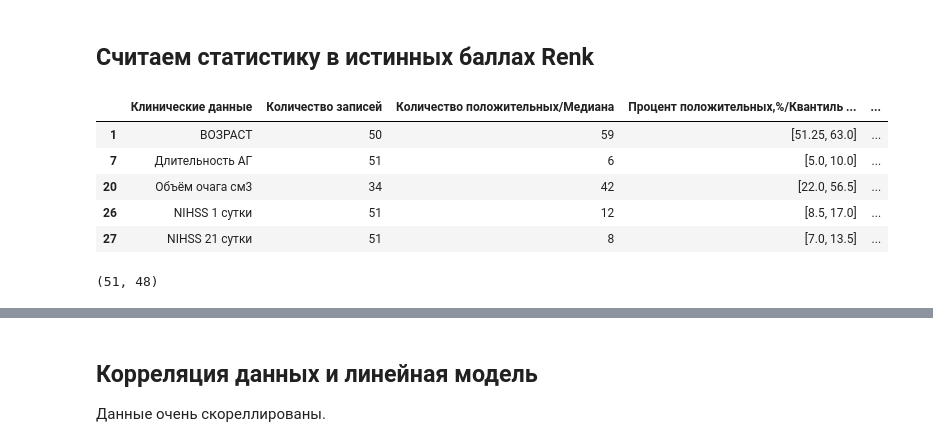
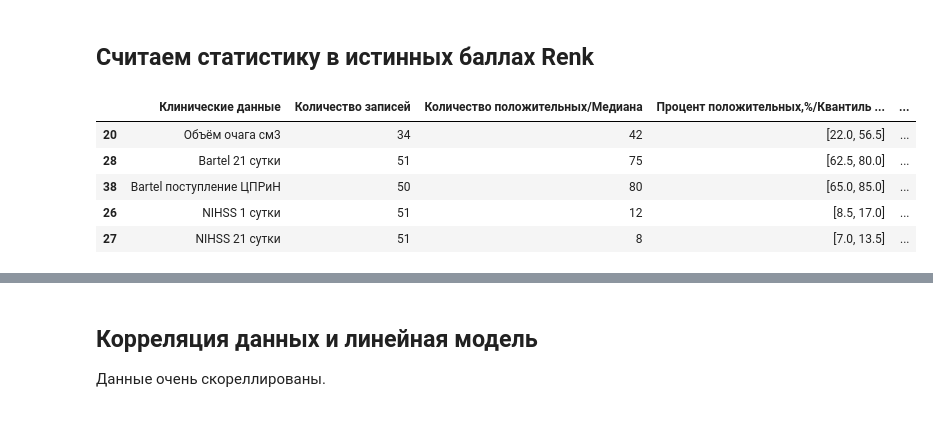
Before and after one commit to SchattenGenie/clinical-statistics, a Jupyter notebook: stroke_statistics_2019.ipynb, the cells around one changed output, grey strips where cells are left out. Saved outputs shown, nothing was run; the diff lists cells and outputs as text; code cells hidden in the pictures.

```diff
--- a/stroke_statistics_2019.ipynb
+++ b/stroke_statistics_2019.ipynb
@@ -101,0 +123,18 @@ Name: target binar, dtype: float64
+# %%
+def is_continious(df):
+    unique, counts = np.unique(df.dropna(), return_counts=True)
+    return len(unique) >= 3
+# %%
+continious_features = [feature for feature in features if is_continious(df[feature])]
+discrete_features = [feature for feature in features if not is_continious(df[feature])]
+# %%
+import scipy.stats as stats
+fig, axes = plt.subplots(12, 2, figsize=(12, 40))
+
+for i, feature in enumerate(continious_features):
+    ax = axes[i // 2, i % 2]
+    stats.probplot(df[feature].dropna(), dist="norm", plot=ax)
+    ax.set_title(feature + '  p-value=' + "{:.2e}".format(stats.shapiro(df[feature].dropna())[1]))
+
+plt.tight_layout()
+plt.show()
@@ -301,18 +347,14 @@ statistics=pd.concat([statistics, pd.DataFrame(chi2(X, y)[1],
 statistics=pd.concat([statistics, pd.DataFrame(chi2(X, y)[0],
                                                     columns=['mRS ch2 statistics'])], axis=1)
 # %%
-statistics[statistics['mRS ch2 p-value'] < 0.05].head()
+statistics[statistics['mRS ch2 p-value'] < 0.05].sort_values(by=['mRS ch2 p-value']).head()
 # %% [output]
 |  | Клинические данные | Количество записей | Количество положительных/Медиана | Процент положительных,%/Квантиль ... | ... |
-| 1 | ВОЗРАСТ | 50 | 59 | [51.25, 63.0] | ... |
-| 7 | Длительность АГ | 51 | 6 | [5.0, 10.0] | ... |
 | 20 | Объём очага см3 | 34 | 42 | [22.0, 56.5] | ... |
+| 28 | Bаrtеl 21 сутки | 51 | 75 | [62.5, 80.0] | ... |
+| 38 | Bаrtеl поступление ЦПРиН | 50 | 80 | [65.0, 85.0] | ... |
 | 26 | NIHSS 1 сутки | 51 | 12 | [8.5, 17.0] | ... |
 | 27 | NIHSS 21 сутки | 51 | 8 | [7.0, 13.5] | ... |
-# %%
-X.shape
-# %% [output]
-(51, 48)
 # %%
 # anova/ftest
 statistics = pd.concat([statistics,pd.DataFrame(f_regression(X, y)[1],
```
Also changed, not shown: parts of 61 cells of this notebook.
